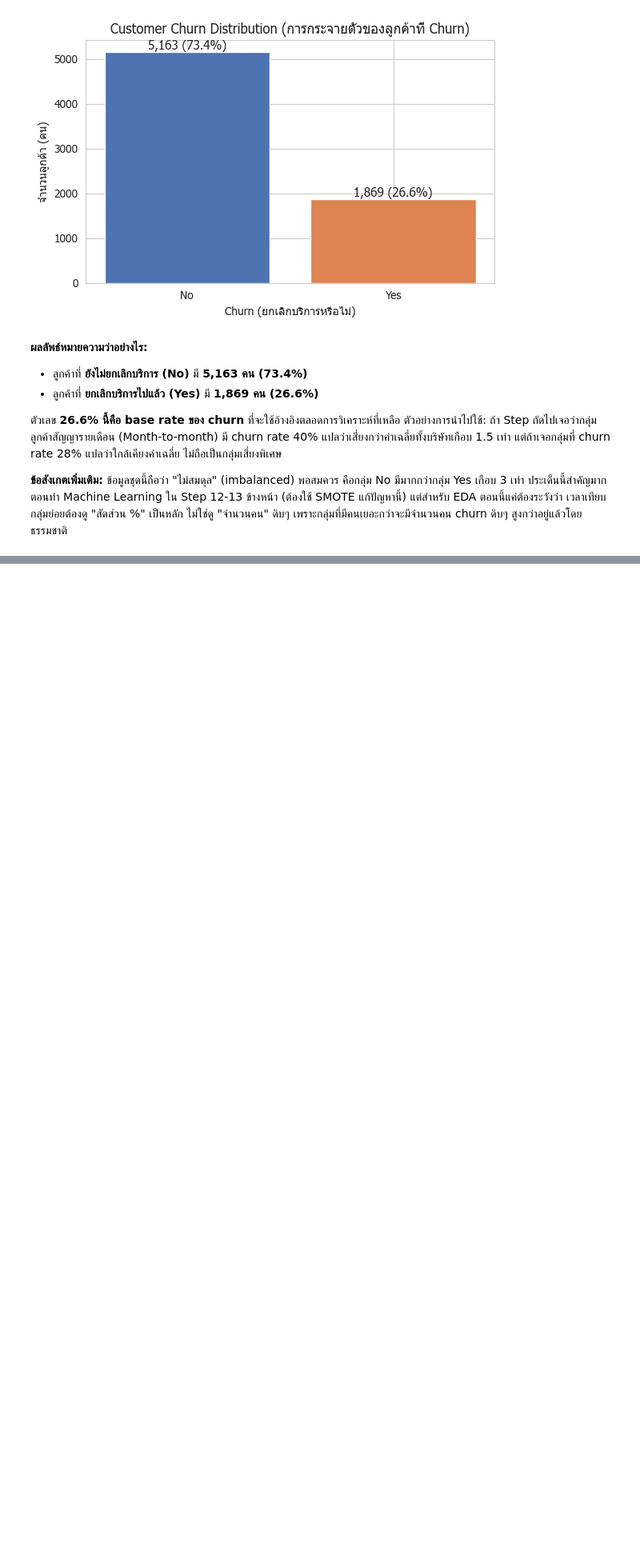
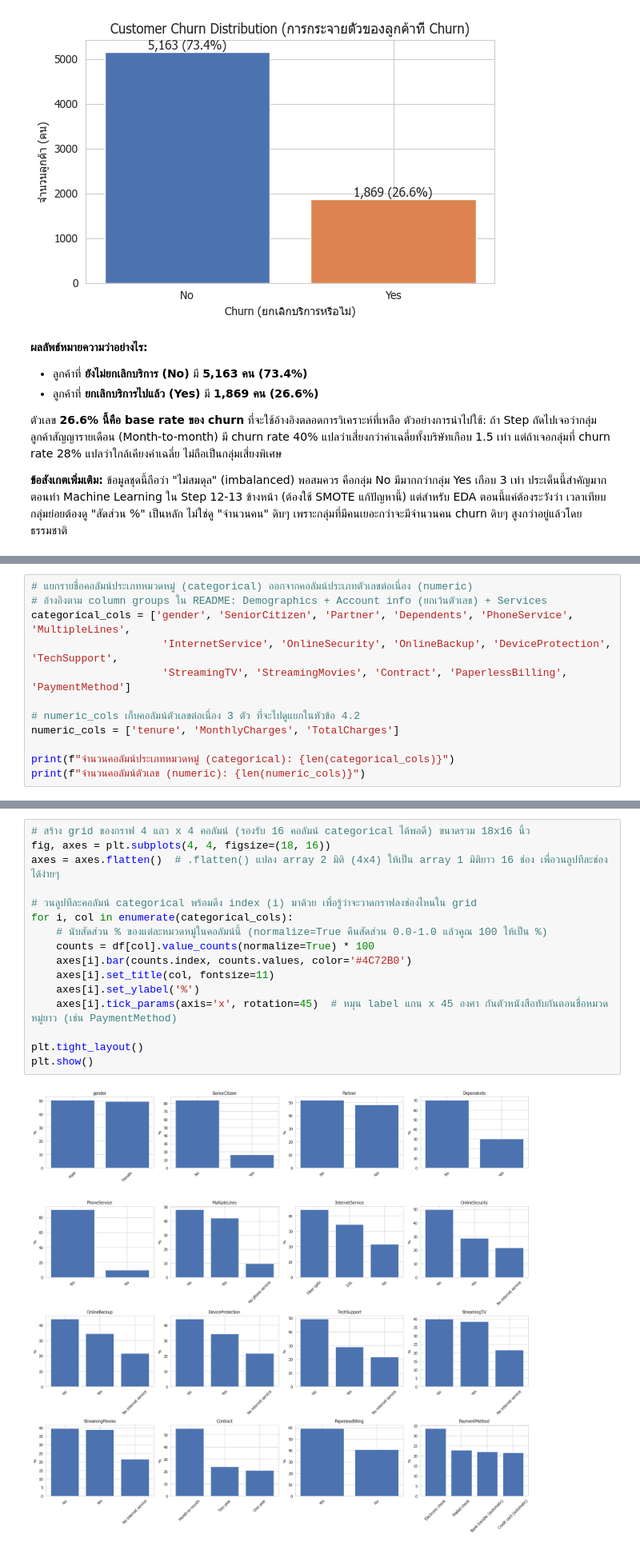
Before and after one commit to thitiwutsuk/Telco-Customer-Churn, a Jupyter notebook: telco_churn_eda.ipynb, the cells around one changed output, grey strips where cells are left out. Shown at 80% size. Cells and saved outputs as stored; diff of their text form; blank space fills up the shorter version.

```diff
--- a/telco_churn_eda.ipynb
+++ b/telco_churn_eda.ipynb
@@ -337,0 +354,12 @@ plt.show()
+# %%
+# แยกรายชื่อคอลัมน์ประเภทหมวดหมู่ (categorical) ออกจากคอลัมน์ประเภทตัวเลขต่อเนื่อง (numeric)
+# อ้างอิงตาม column groups ใน README: Demographics + Account info (ยกเว้นตัวเลข) + Services
+categorical_cols = ['gender', 'SeniorCitizen', 'Partner', 'Dependents', 'PhoneService', 'MultipleLines',
+                     'InternetService', 'OnlineSecurity', 'OnlineBackup', 'DeviceProtection', 'TechSupport',
+                     'StreamingTV', 'StreamingMovies', 'Contract', 'PaperlessBilling', 'PaymentMethod']
+
+# numeric_cols เก็บคอลัมน์ตัวเลขต่อเนื่อง 3 ตัว ที่จะไปดูแยกในหัวข้อ 4.2
+numeric_cols = ['tenure', 'MonthlyCharges', 'TotalCharges']
+
+print(f"จำนวนคอลัมน์ประเภทหมวดหมู่ (categorical): {len(categorical_cols)}")
+print(f"จำนวนคอลัมน์ตัวเลข (numeric): {len(numeric_cols)}")
@@ -337,0 +369,18 @@ plt.show()
+# %%
+# สร้าง grid ของกราฟ 4 แถว x 4 คอลัมน์ (รองรับ 16 คอลัมน์ categorical ได้พอดี) ขนาดรวม 18x16 นิ้ว
+fig, axes = plt.subplots(4, 4, figsize=(18, 16))
+axes = axes.flatten()  # .flatten() แปลง array 2 มิติ (4x4) ให้เป็น array 1 มิติยาว 16 ช่อง เพื่อวนลูปทีละช่องได้ง่ายๆ
+
+# วนลูปทีละคอลัมน์ categorical พร้อมดึง index (i) มาด้วย เพื่อรู้ว่าจะวาดกราฟลงช่องไหนใน grid
+for i, col in enumerate(categorical_cols):
+    # นับสัดส่วน % ของแต่ละหมวดหมู่ในคอลัมน์นี้ (normalize=True คืนสัดส่วน 0.0-1.0 แล้วคูณ 100 ให้เป็น %)
+    counts = df[col].value_counts(normalize=True) * 100
+    axes[i].bar(counts.index, counts.values, color='#4C72B0')
+    axes[i].set_title(col, fontsize=11)
+    axes[i].set_ylabel('%')
+    axes[i].tick_params(axis='x', rotation=45)  # หมุน label แกน x 45 องศา กันตัวหนังสือทับกันตอนชื่อหมวดหมู่ยาว (เช่น PaymentMethod)
+
+plt.tight_layout()
+plt.show()
+# %% [output]
+[figure, added]
```
Also changed, not shown: parts of 10 cells of this notebook, 1 other file.
